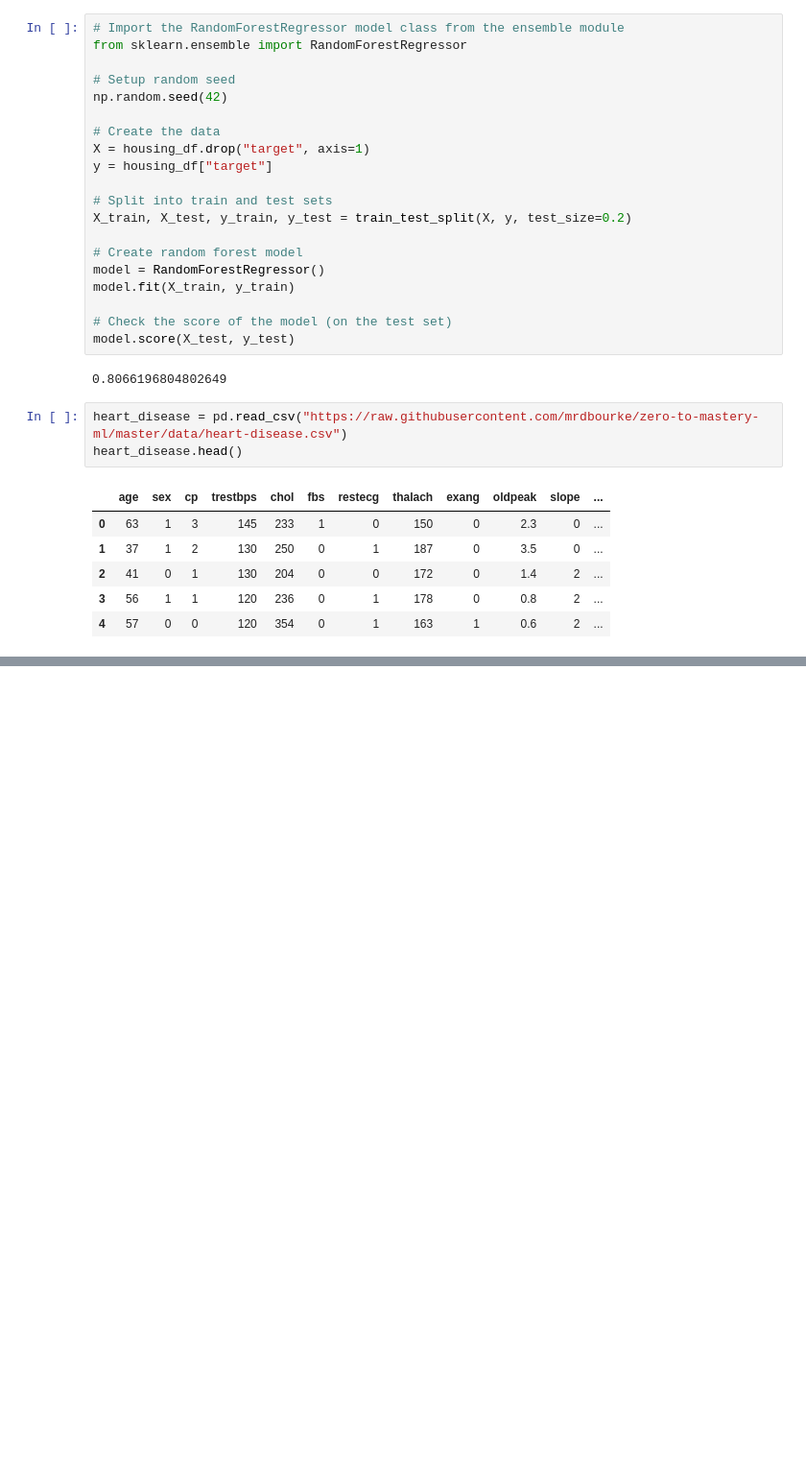
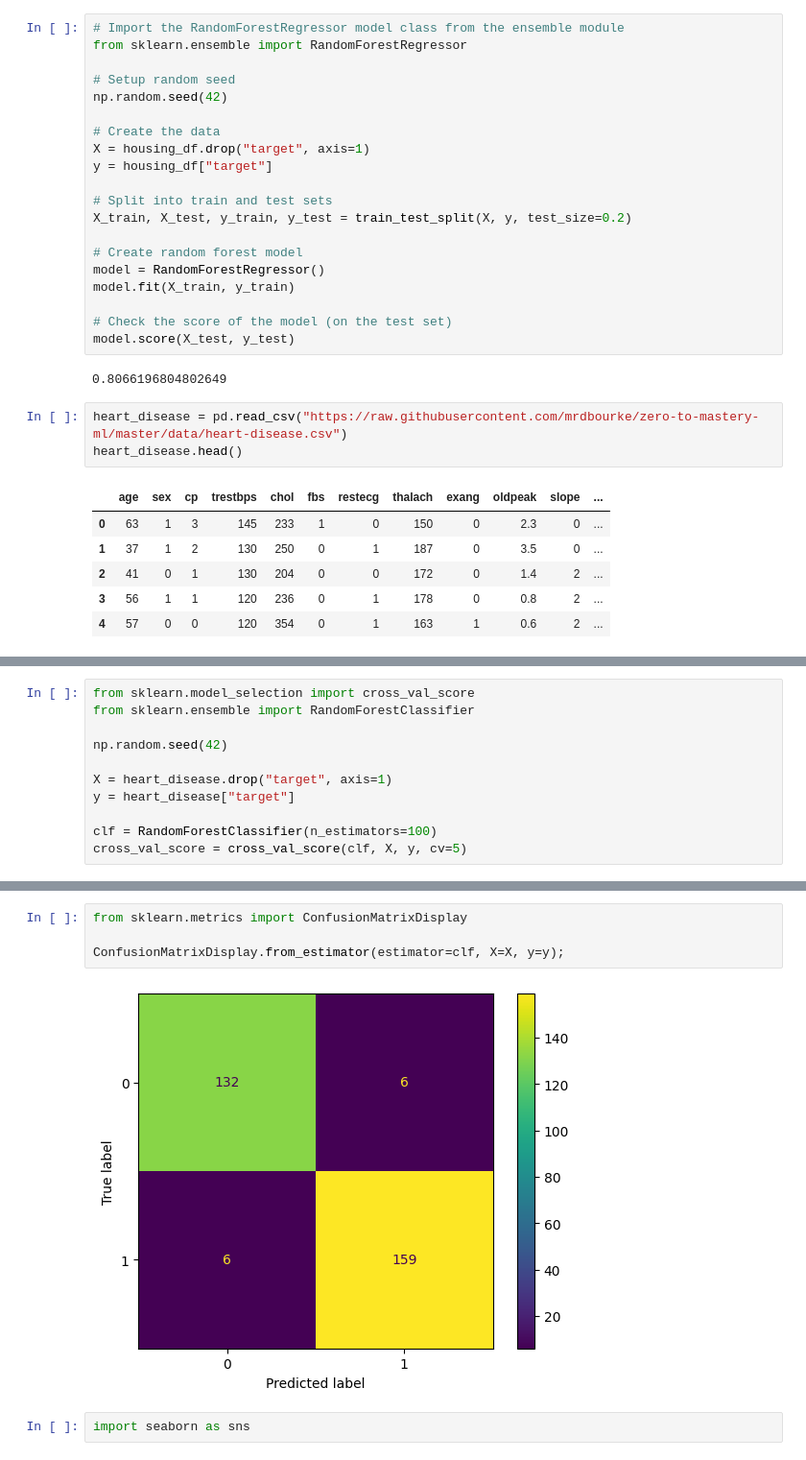
Before and after one commit to dthunn/ml_basics, a Jupyter notebook: sk_laern/sklearn_basics.ipynb, the cells around one changed output, grey strips where cells are left out. Shown: that part at 96% size. Cells and saved outputs as stored; diff of their text form; blank space fills up the shorter version.

```diff
--- a/sk_laern/sklearn_basics.ipynb
+++ b/sk_laern/sklearn_basics.ipynb
@@ -734,0 +845,11 @@ heart_disease.head()
+# %%
+from sklearn.model_selection import cross_val_score
+from sklearn.ensemble import RandomForestClassifier
+
+np.random.seed(42)
+
+X = heart_disease.drop("target", axis=1)
+y = heart_disease["target"]
+
+clf = RandomForestClassifier(n_estimators=100)
+cross_val_score = cross_val_score(clf, X, y, cv=5)
@@ -734,0 +962,8 @@ heart_disease.head()
+# %%
+from sklearn.metrics import ConfusionMatrixDisplay
+
+ConfusionMatrixDisplay.from_estimator(estimator=clf, X=X, y=y);
+# %% [output]
+[figure, added]
+# %%
+import seaborn as sns
```
Also changed, not shown: parts of 29 cells of this notebook, 1 other file.
